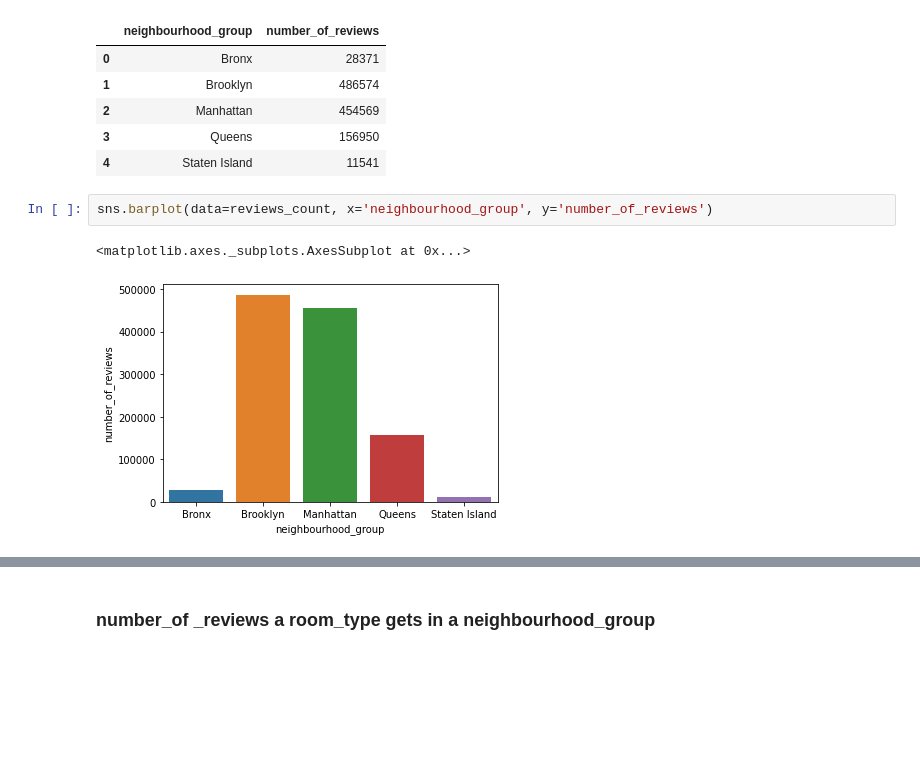
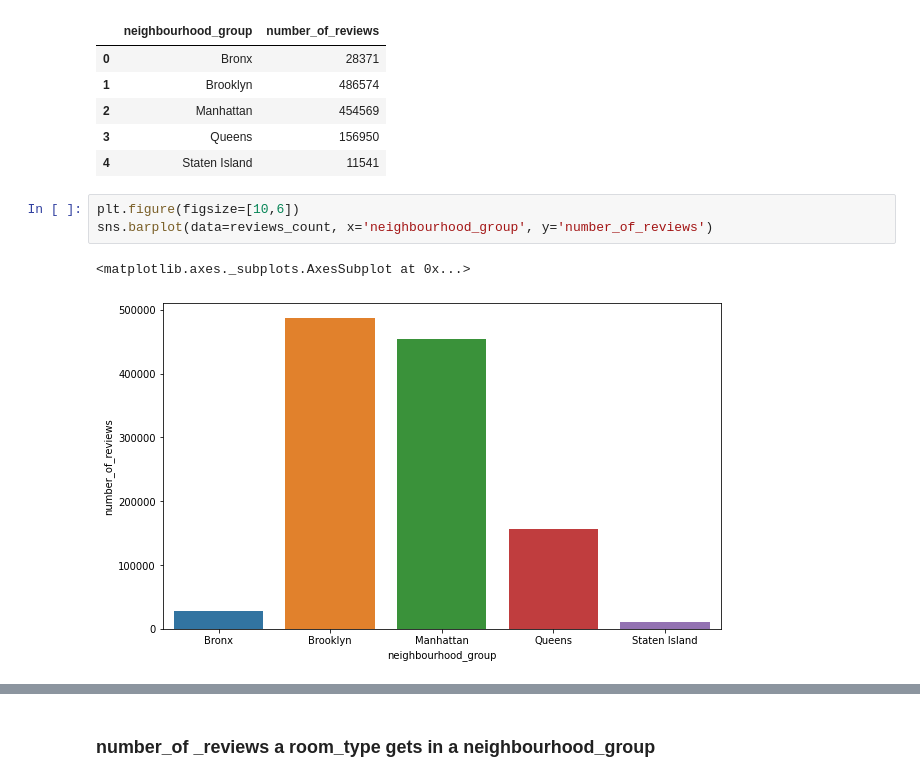
Before and after one commit to ghanalk1/Airbnb-Hotel-Booking-EDA, a Jupyter notebook: Airbnb_Hotel_Analysis.ipynb, the cells around one changed output, grey strips where cells are left out. Cells and saved outputs as stored; diff of their text form; blank space fills up the shorter version.

```diff
--- a/Airbnb_Hotel_Analysis.ipynb
+++ b/Airbnb_Hotel_Analysis.ipynb
@@ -273,10 +278,11 @@ reviews_count
 | 3 | Queens | 156950 |
 | 4 | Staten Island | 11541 |
 # %%
+plt.figure(figsize=[10,6])
 sns.barplot(data=reviews_count, x='neighbourhood_group', y='number_of_reviews')
 # %% [output]
 <matplotlib.axes._subplots.AxesSubplot at 0x...>
-[figure, old version]
+[figure, new version]
 # %% [markdown]
 
 
```
Also changed, not shown: parts of 38 cells of this notebook.
